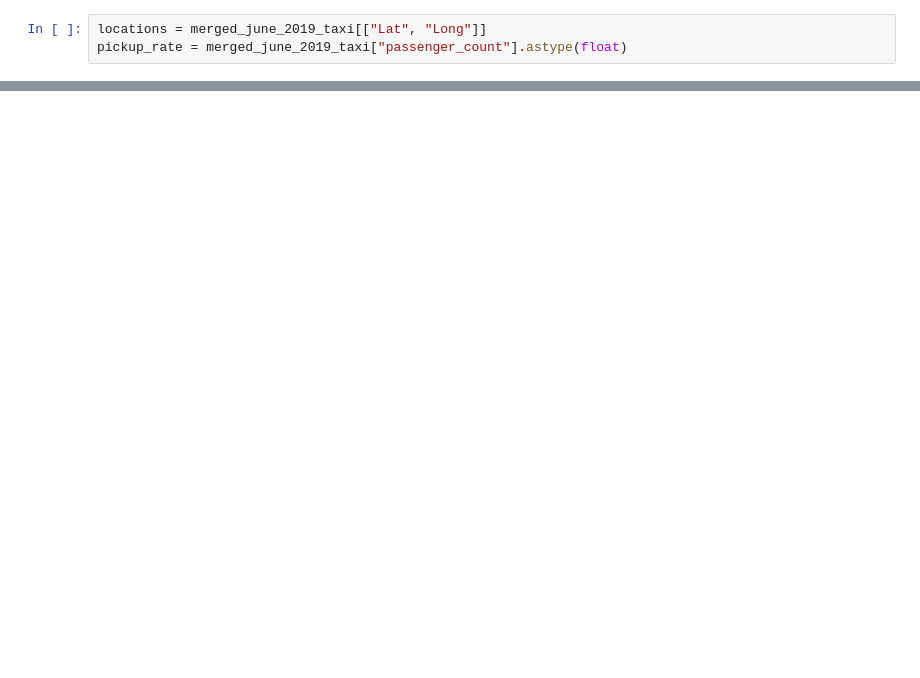
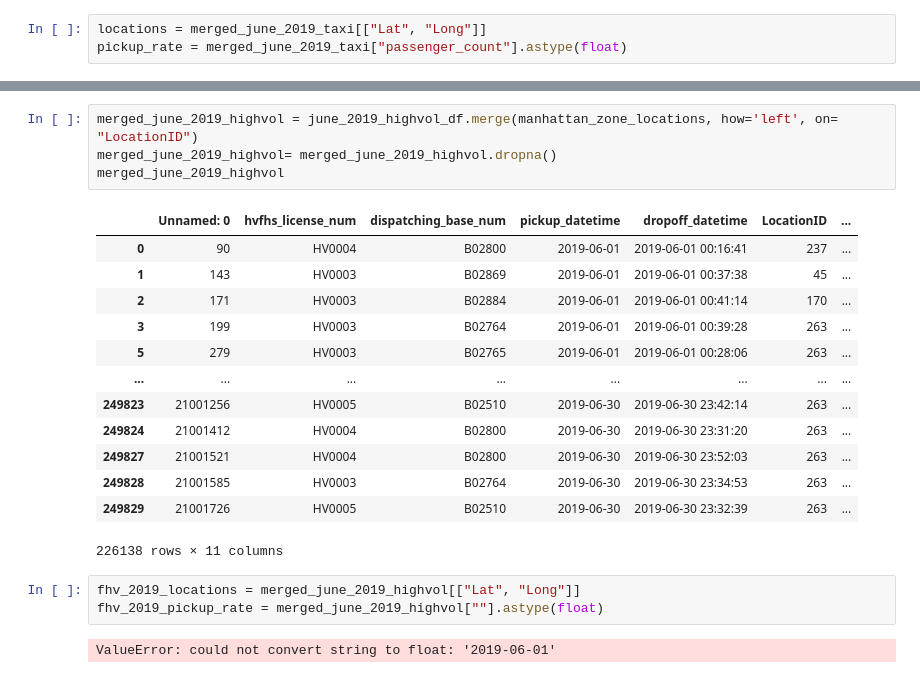
Before and after one commit to ILekawa9/Project-1, a Jupyter notebook: NYC_Taxi_RIdeshare_Final.ipynb, the cells around one changed output, grey strips where cells are left out. Cells and saved outputs as stored; diff of their text form; blank space fills up the shorter version.

```diff
--- a/NYC_Taxi_RIdeshare_Final.ipynb
+++ b/NYC_Taxi_RIdeshare_Final.ipynb
@@ -534,0 +689,23 @@ taxi_2019_fig
+# %%
+merged_june_2019_highvol = june_2019_highvol_df.merge(manhattan_zone_locations, how='left', on= "LocationID")
+merged_june_2019_highvol= merged_june_2019_highvol.dropna()
+merged_june_2019_highvol
+# %% [output]
+|  | Unnamed: 0 | hvfhs_license_num | dispatching_base_num | pickup_datetime | dropoff_datetime | LocationID | ... |
+| 0 | 90 | HV0004 | B02800 | 2019-06-01 | 2019-06-01 00:16:41 | 237 | ... |
+| 1 | 143 | HV0003 | B02869 | 2019-06-01 | 2019-06-01 00:37:38 | 45 | ... |
+| 2 | 171 | HV0003 | B02884 | 2019-06-01 | 2019-06-01 00:41:14 | 170 | ... |
+| 3 | 199 | HV0003 | B02764 | 2019-06-01 | 2019-06-01 00:39:28 | 263 | ... |
+| 5 | 279 | HV0003 | B02765 | 2019-06-01 | 2019-06-01 00:28:06 | 263 | ... |
+| ... | ... | ... | ... | ... | ... | ... | ... |
+| 249823 | 21001256 | HV0005 | B02510 | 2019-06-30 | 2019-06-30 23:42:14 | 263 | ... |
+| 249824 | 21001412 | HV0004 | B02800 | 2019-06-30 | 2019-06-30 23:31:20 | 263 | ... |
+| 249827 | 21001521 | HV0004 | B02800 | 2019-06-30 | 2019-06-30 23:52:03 | 263 | ... |
+| 249828 | 21001585 | HV0003 | B02764 | 2019-06-30 | 2019-06-30 23:34:53 | 263 | ... |
+| 249829 | 21001726 | HV0005 | B02510 | 2019-06-30 | 2019-06-30 23:32:39 | 263 | ... |
+226138 rows × 11 columns
+# %%
+fhv_2019_locations = merged_june_2019_highvol[["Lat", "Long"]]
+fhv_2019_pickup_rate = merged_june_2019_highvol[""].astype(float)
+# %% [output]
+ValueError: could not convert string to float: '2019-06-01'
```
Also changed, not shown: parts of 30 cells of this notebook.
